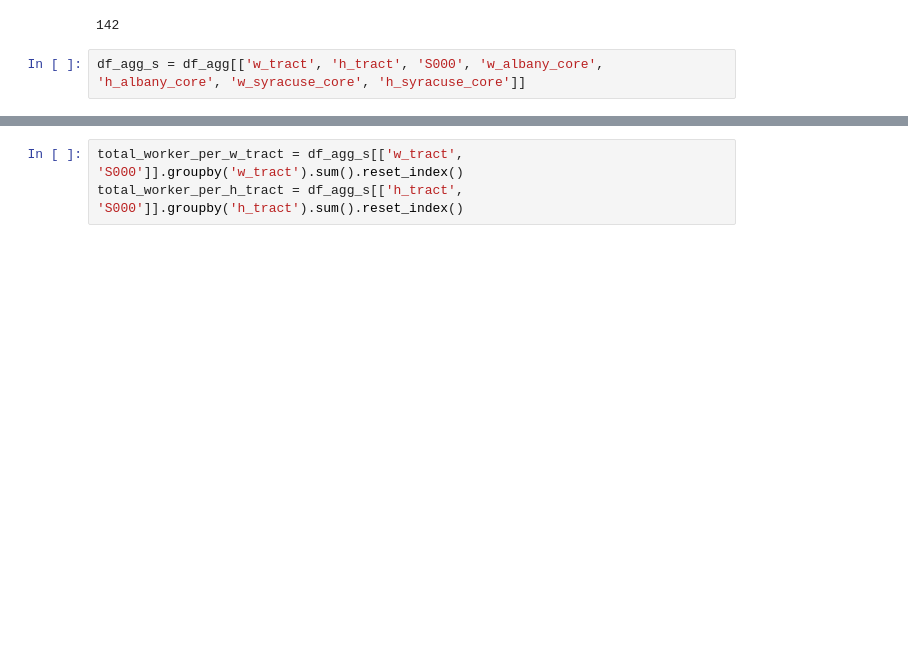
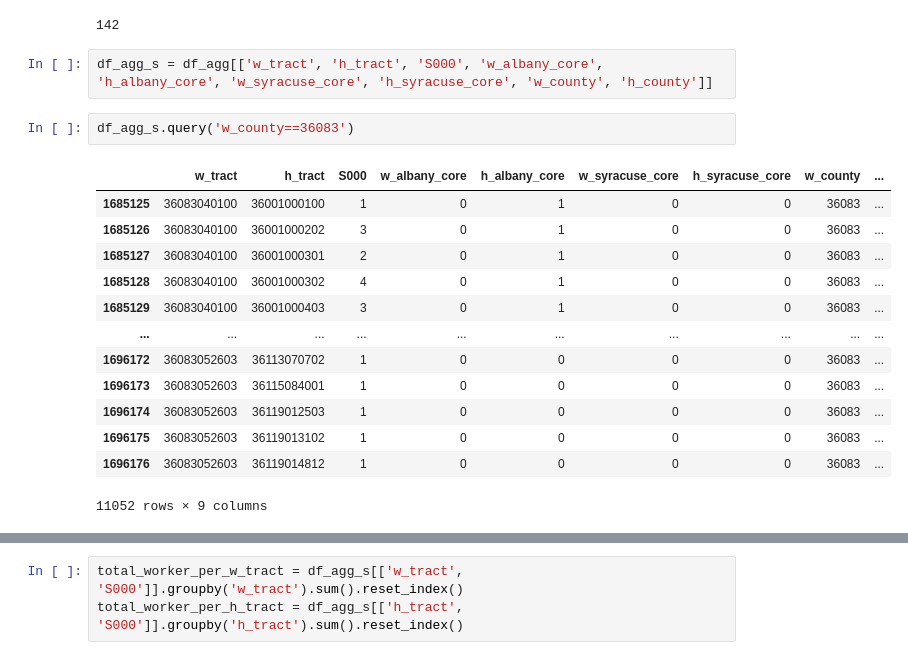
Before and after one commit to AntoineChapel/Trade_HW_3, a Jupyter notebook: main.ipynb, the cells around one changed output, grey strips where cells are left out. Saved outputs shown, nothing was run; the diff lists cells and outputs as text; blank space fills up the shorter version.

```diff
--- a/main.ipynb
+++ b/main.ipynb
@@ -89,4 +89,20 @@ print(len(syracuse_w_tracts))
 # %% [output]
 142
 # %%
-df_agg_s = df_agg[['w_tract', 'h_tract', 'S000', 'w_albany_core', 'h_albany_core', 'w_syracuse_core', 'h_syracuse_core']]
+df_agg_s = df_agg[['w_tract', 'h_tract', 'S000', 'w_albany_core', 'h_albany_core', 'w_syracuse_core', 'h_syracuse_core', 'w_county', 'h_county']]
+# %%
+df_agg_s.query('w_county==36083')
+# %% [output]
+|  | w_tract | h_tract | S000 | w_albany_core | h_albany_core | w_syracuse_core | h_syracuse_core | w_county | ... |
+| 1685125 | 36083040100 | 36001000100 | 1 | 0 | 1 | 0 | 0 | 36083 | ... |
+| 1685126 | 36083040100 | 36001000202 | 3 | 0 | 1 | 0 | 0 | 36083 | ... |
+| 1685127 | 36083040100 | 36001000301 | 2 | 0 | 1 | 0 | 0 | 36083 | ... |
+| 1685128 | 36083040100 | 36001000302 | 4 | 0 | 1 | 0 | 0 | 36083 | ... |
+| 1685129 | 36083040100 | 36001000403 | 3 | 0 | 1 | 0 | 0 | 36083 | ... |
+| ... | ... | ... | ... | ... | ... | ... | ... | ... | ... |
+| 1696172 | 36083052603 | 36113070702 | 1 | 0 | 0 | 0 | 0 | 36083 | ... |
+| 1696173 | 36083052603 | 36115084001 | 1 | 0 | 0 | 0 | 0 | 36083 | ... |
+| 1696174 | 36083052603 | 36119012503 | 1 | 0 | 0 | 0 | 0 | 36083 | ... |
+| 1696175 | 36083052603 | 36119013102 | 1 | 0 | 0 | 0 | 0 | 36083 | ... |
+| 1696176 | 36083052603 | 36119014812 | 1 | 0 | 0 | 0 | 0 | 36083 | ... |
+11052 rows × 9 columns
```
Also changed, not shown: parts of 13 cells of this notebook.
